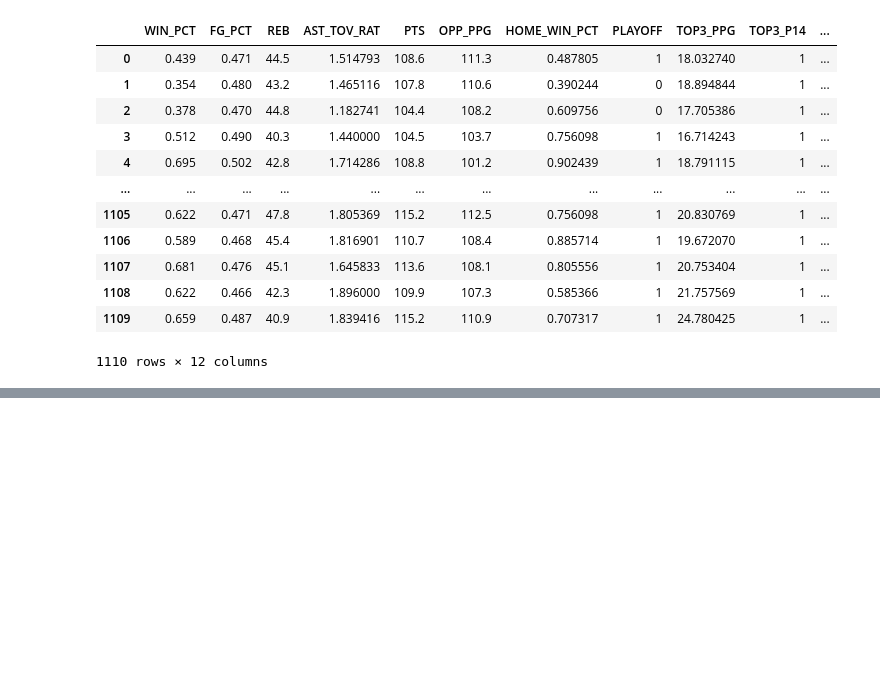
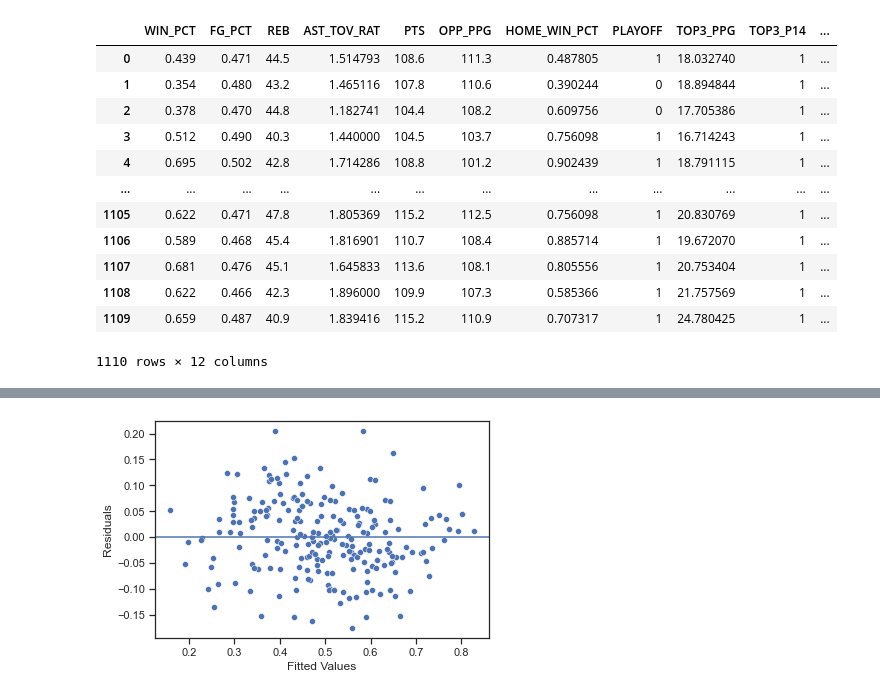
Before and after one commit to marcelcastrolima/nba_data_project, a Jupyter notebook: linear_regression_model.ipynb, the cells around one changed output, grey strips where cells are left out. Saved outputs shown, nothing was run; the diff lists cells and outputs as text; code cells hidden in the pictures; blank space fills up the shorter version.

```diff
--- a/linear_regression_model.ipynb
+++ b/linear_regression_model.ipynb
@@ -95,0 +111,13 @@ strong multicollinearity or other numerical problems.
+# %%
+fitted_values = model.predict(X_test)
+residuals = fitted_values - y_test
+# %%
+# Create a scatterplot of residuals against fitted values
+
+fig = sns.scatterplot(x=fitted_values, y=residuals)
+fig.axhline(0)
+fig.set_xlabel("Fitted Values")
+fig.set_ylabel("Residuals")
+plt.show()
+# %% [output]
+[figure, added]
```
Also changed, not shown: parts of 11 cells of this notebook.
